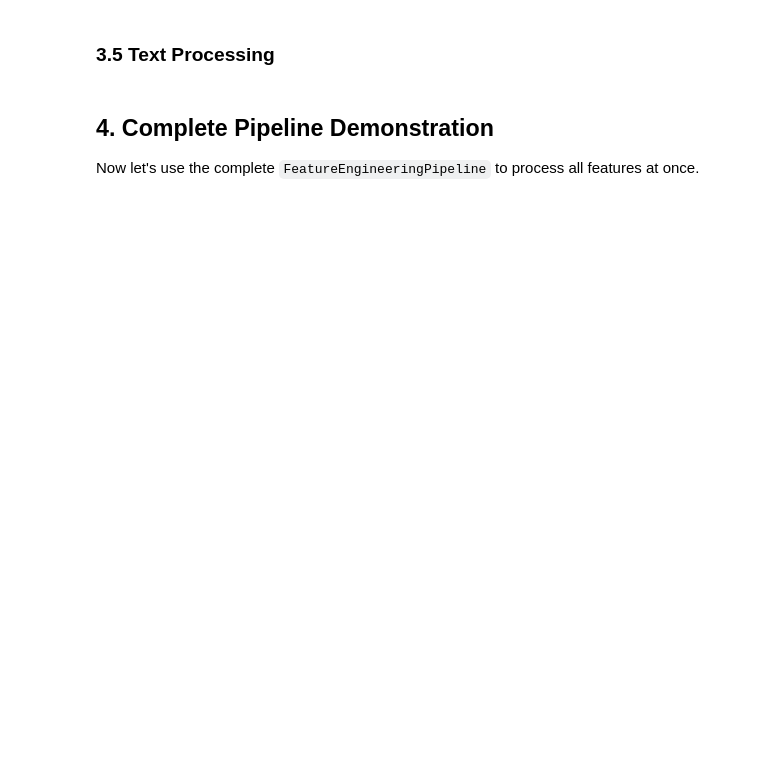
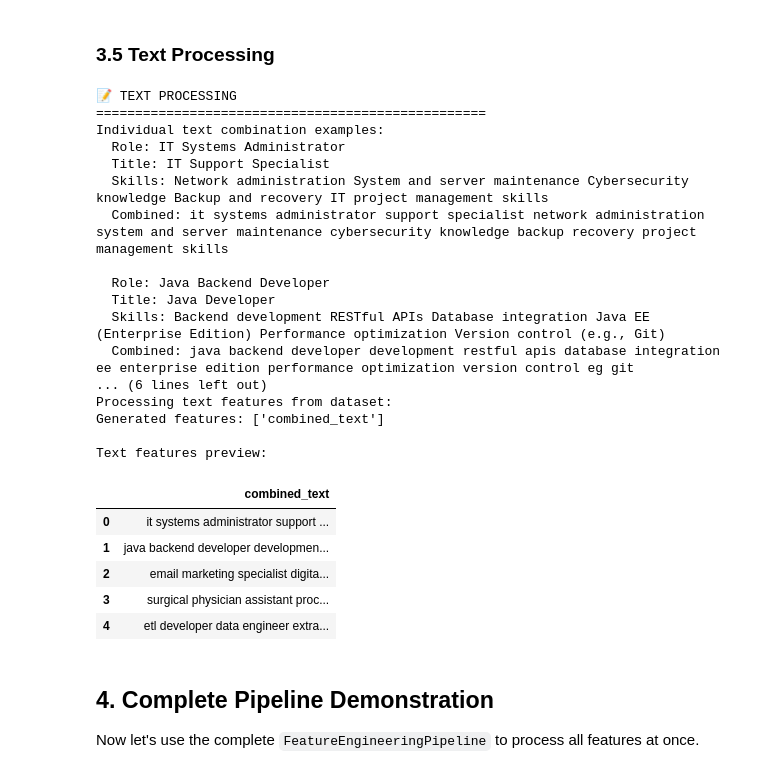
Before and after one commit to yassinSedki/AI-powered-job-recommendation-system, a Jupyter notebook: ai_model/notebooks/feature_engineering_comprehensive.ipynb, the cells around one changed output. Cells and saved outputs as stored; diff of their text form; code cells hidden in the pictures; blank space fills up the shorter version.

Commit message:
fixing the combined text issue

```diff
--- a/ai_model/notebooks/feature_engineering_comprehensive.ipynb
+++ b/ai_model/notebooks/feature_engineering_comprehensive.ipynb
@@ -396,26 +494,50 @@ salary_features.head()
 # %%
 print('📝 TEXT PROCESSING')
 print('=' * 50)
 
 # Test individual text combination
 print('Individual text combination examples:')
 for i in range(3):
     role = df['Role'].iloc[i]
     title = df['Job Title'].iloc[i]
-    skills = df['Skills'].iloc[i]
+    skills = df['skills'].iloc[i]
     combined = clean_and_combine_text(role, title, skills)
     print(f'  Role: {role}')
     print(f'  Title: {title}')
     print(f'  Skills: {skills}')
     print(f'  Combined: {combined}')
     print()
 
 # Process full dataset
 print('Processing text features from dataset:')
-text_features = process_text_features(df, 'Role', 'Job Title', 'Skills')
+text_features = process_text_features(df, 'Role', 'Job Title', 'skills')
 print(f'Generated features: {list(text_features.columns)}')
 print('\nText features preview:')
 text_features.head()
+# %% [output]
+📝 TEXT PROCESSING
+==================================================
+Individual text combination examples:
+  Role: IT Systems Administrator
+  Title: IT Support Specialist
+  Skills: Network administration System and server maintenance Cybersecurity knowledge Backup and recovery IT project management skills
+  Combined: it systems administrator support specialist network administration system and server maintenance cybersecurity knowledge backup recovery project management skills
+
+  Role: Java Backend Developer
+  Title: Java Developer
+  Skills: Backend development RESTful APIs Database integration Java EE (Enterprise Edition) Performance optimization Version control (e.g., Git)
+  Combined: java backend developer development restful apis database integration ee enterprise edition performance optimization version control eg git
+... (6 lines left out)
+Processing text features from dataset:
+Generated features: ['combined_text']
+
+Text features preview:
+|  | combined_text |
+| 0 | it systems administrator support ... |
+| 1 | java backend developer developmen... |
+| 2 | email marketing specialist digita... |
+| 3 | surgical physician assistant proc... |
+| 4 | etl developer data engineer extra... |
 # %% [markdown]
 ## 4. Complete Pipeline Demonstration
 
```
Also changed, not shown: parts of 12 cells of this notebook, 3 other files.
